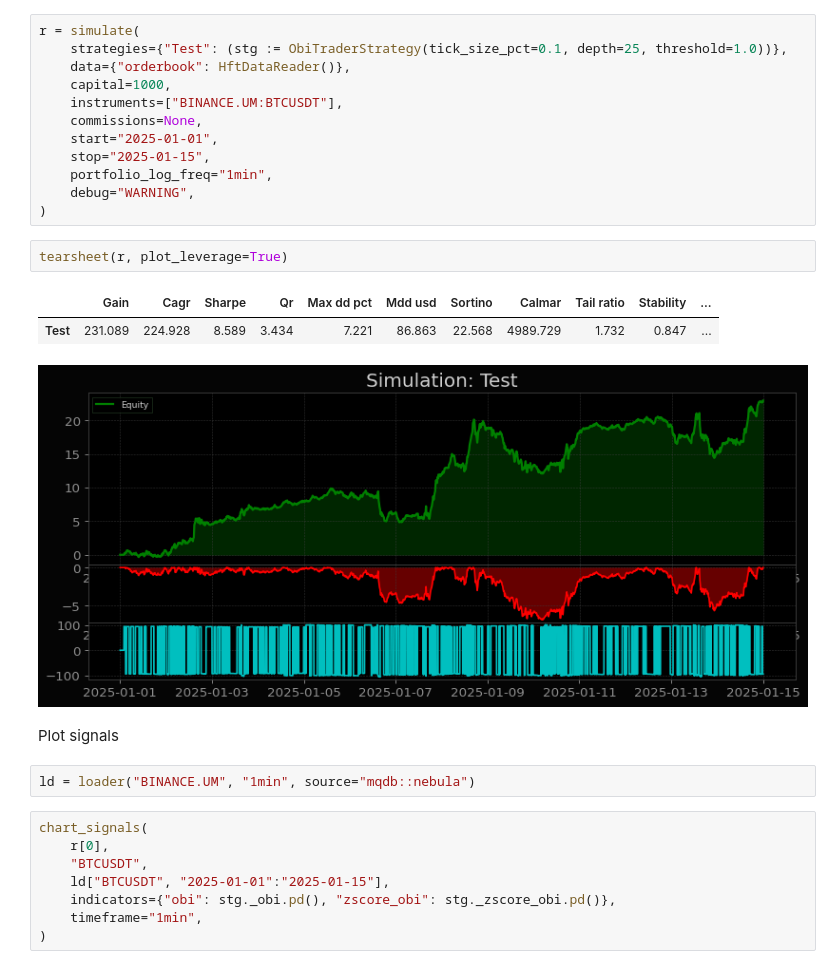
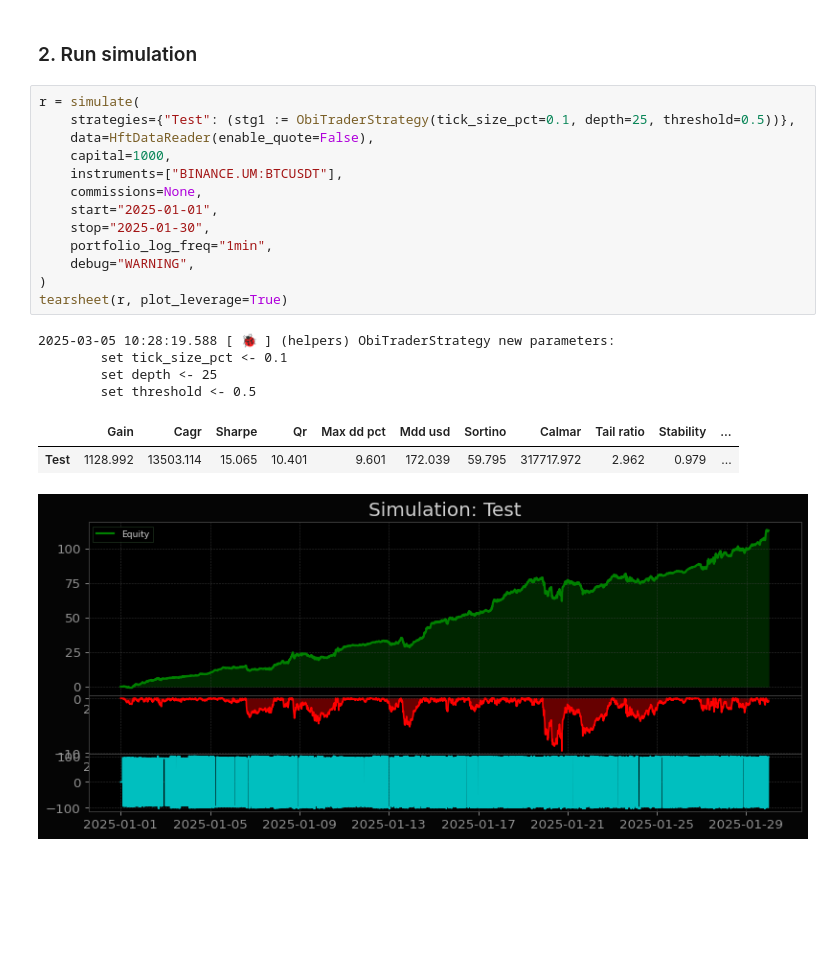
Before and after one commit to xLydianSoftware/Qubx, a Jupyter notebook: experiments/simulator/9.4 Test HFT reader.ipynb, the cells around one changed output. Saved outputs shown, nothing was run; the diff lists cells and outputs as text; blank space fills up the shorter version.

Commit message:
add hft reader blotter

```diff
--- a/experiments/simulator/9.4 Test HFT reader.ipynb
+++ b/experiments/simulator/9.4 Test HFT reader.ipynb
@@ -28,30 +94,23 @@ from tests.strategies.obi_trader.models.obi_trader import ObiTraderStrategy
+# %% [markdown]
+### 2. Run simulation
 # %%
 r = simulate(
-    strategies={"Test": (stg := ObiTraderStrategy(tick_size_pct=0.1, depth=25, threshold=1.0))},
-    data={"orderbook": HftDataReader()},
+    strategies={"Test": (stg1 := ObiTraderStrategy(tick_size_pct=0.1, depth=25, threshold=0.5))},
+    data=HftDataReader(enable_quote=False),
     capital=1000,
     instruments=["BINANCE.UM:BTCUSDT"],
     commissions=None,
     start="2025-01-01",
-    stop="2025-01-15",
+    stop="2025-01-30",
     portfolio_log_freq="1min",
     debug="WARNING",
 )
+tearsheet(r, plot_leverage=True)
+# %% [output]
+2025-03-05 10:28:19.588 [ 🐞 ] (helpers) ObiTraderStrategy new parameters:
+        set tick_size_pct <- 0.1
+        set depth <- 25
+        set threshold <- 0.5
+|  | Gain | Cagr | Sharpe | Qr | Max dd pct | Mdd usd | Sortino | Calmar | Tail ratio | Stability | ... |
+| Test | 1128.992 | 13503.114 | 15.065 | 10.401 | 9.601 | 172.039 | 59.795 | 317717.972 | 2.962 | 0.979 | ... |
+[figure, added]
-# %%
-tearsheet(r, plot_leverage=True)
-# %% [output]
-|  | Gain | Cagr | Sharpe | Qr | Max dd pct | Mdd usd | Sortino | Calmar | Tail ratio | Stability | ... |
-| Test | 231.089 | 224.928 | 8.589 | 3.434 | 7.221 | 86.863 | 22.568 | 4989.729 | 1.732 | 0.847 | ... |
-[figure, removed]
-# %% [markdown]
-Plot signals
-# %%
-ld = loader("BINANCE.UM", "1min", source="mqdb::nebula")
-# %%
-chart_signals(
-    r[0],
-    "BTCUSDT",
-    ld["BTCUSDT", "2025-01-01":"2025-01-15"],
-    indicators={"obi": stg._obi.pd(), "zscore_obi": stg._zscore_obi.pd()},
-    timeframe="1min",
-)
```
Also changed, not shown: parts of 15 cells of this notebook.
